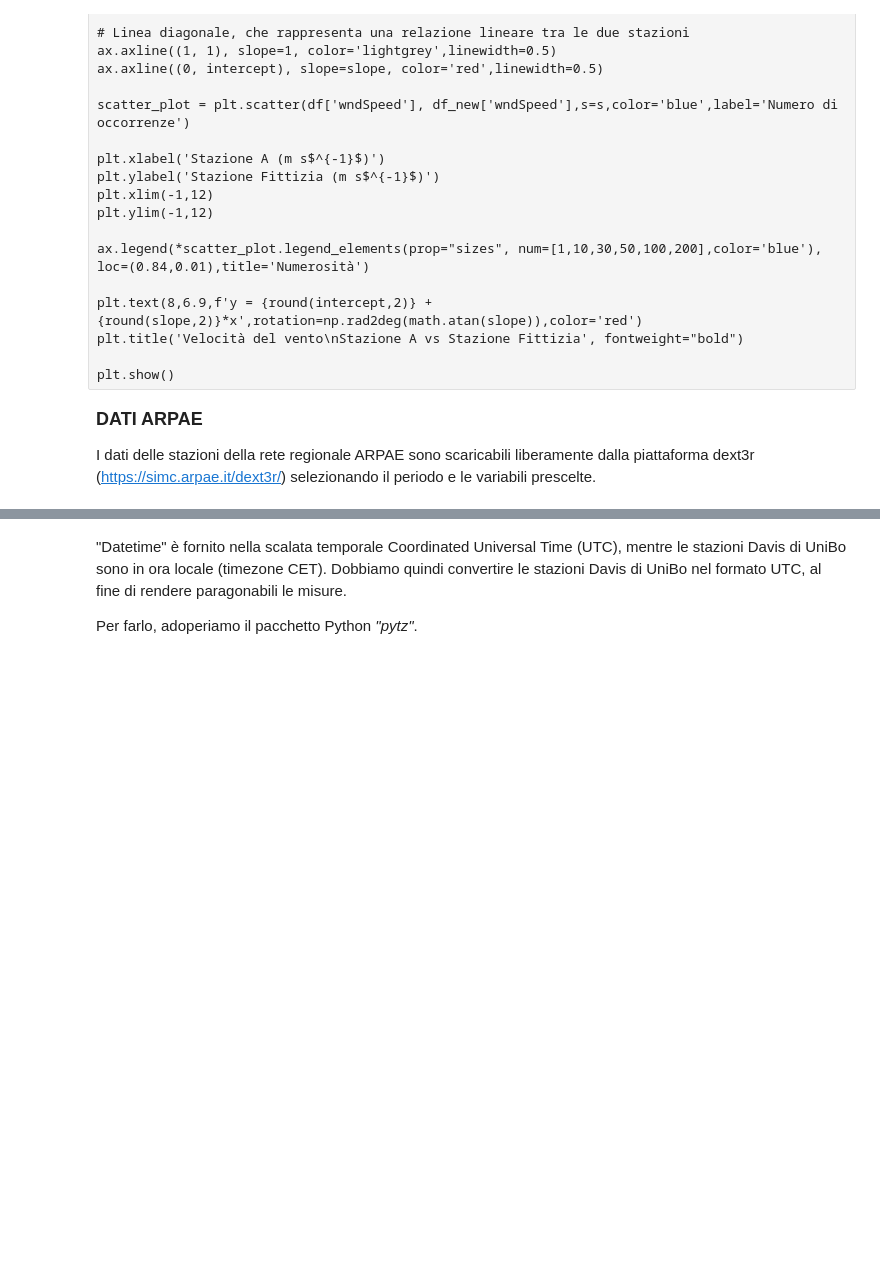
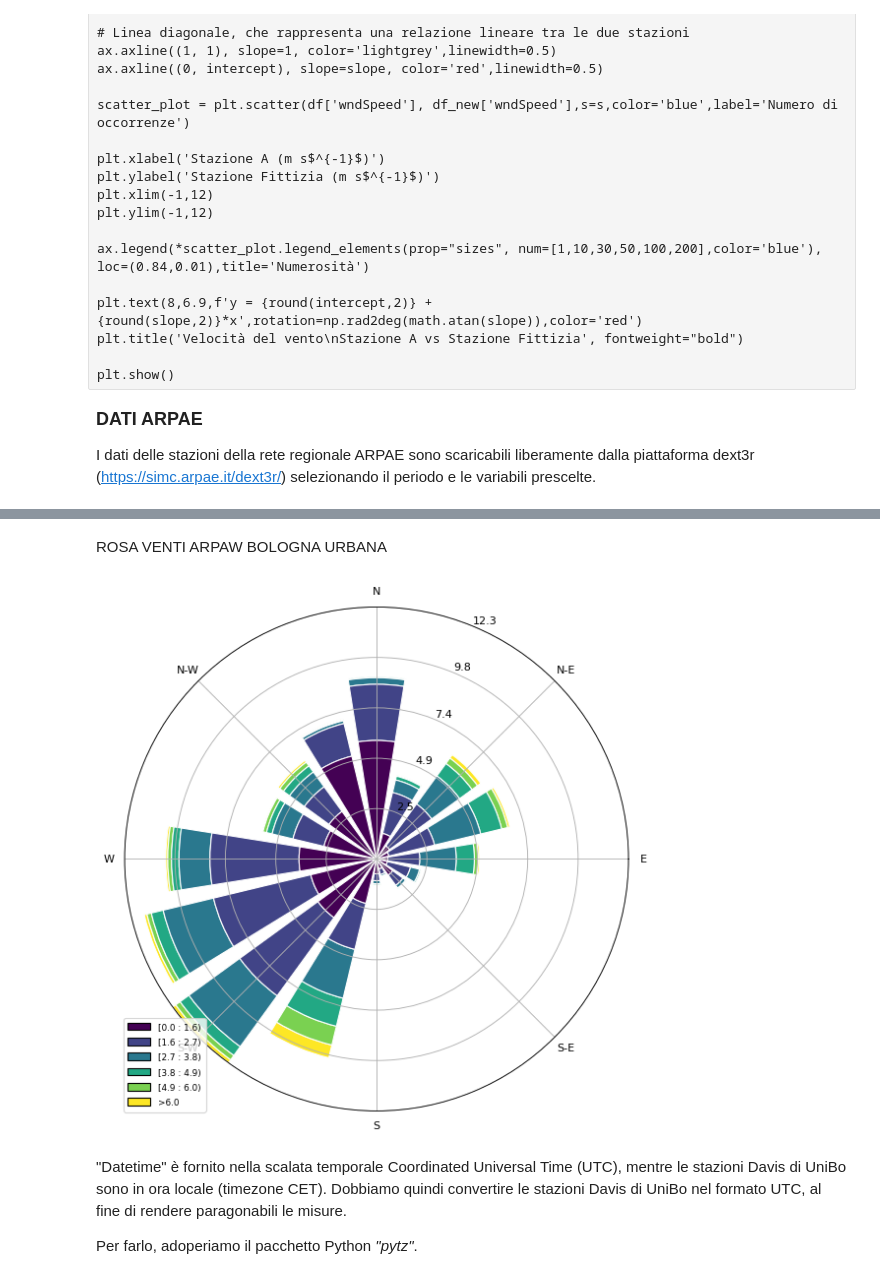
Before and after one commit to FedeJack06/Laboratorio-di-Fisica-dell-Atmosfera, a Jupyter notebook: 1esp/Notebook_Stazioni_Davis.ipynb, the cells around one changed output, grey strips where cells are left out. Saved outputs shown, nothing was run; the diff lists cells and outputs as text; code cells hidden in the pictures; blank space fills up the shorter version.

Commit message:
arpa windrose

```diff
--- a/1esp/Notebook_Stazioni_Davis.ipynb
+++ b/1esp/Notebook_Stazioni_Davis.ipynb
@@ -1303,26 +1350,30 @@ I dati delle stazioni della rete regionale ARPAE sono scaricabili liberamente da
 # %%
 percorso = "./DATI_ARPAE/"
-
 file = '2015-2016-speed1h.csv'
 
 # Eliminiamo le prime 4 righe che sono dati testuali e gli ultimi valori dell'anno precedente
 df = pd.read_csv(percorso+file, encoding='ISO-8859-1',names=['Datetime UTC','Fine validità (UTC)','wndSpeed'],
                     skiprows=4,on_bad_lines='skip')
 # Eliminiamo inoltre le ultime righe che hanno solo dati testuali
-df = df[:-14]
+df = df[:-7]
 # Eliminiamo la colonna "Fine validità (UTC)" in quanto disponiamo dell'informazione sulla data già dalla prima colonna.
 # La seconda colonna ci sta solo ad indicare che le misure sono misure di vento orarie (come già noto dal sito web ARPAE).
 df.drop(df.columns[1],axis=1, inplace=True)
 
 # Trasformiamo la colonna tempo in formato Data Anno-Mese-Giorno ora:minuto (come fatto in precedenza)
 df['Datetime UTC'] = pd.to_datetime(df['Datetime UTC'])
-df['wndSpeed'] = df.wndSpeed.astype(float)
-
-globals()['df_ARPAE'] = df
+df['wndSpeed'] = df.wndSpeed.astype(float) #tofloat
 
 #converti to local time
 local_timezone = pytz.timezone('Etc/GMT-2')
 df['Datetime'] = df['Datetime UTC'].dt.tz_convert(local_timezone)
 df['Datetime'] = df['Datetime'].dt.tz_localize(None)
-globals()['df_ARPAE'].set_index(df['Datetime'], inplace=True)
-globals()['df_ARPAE'].index.name = None
+df.set_index(df['Datetime'], inplace=True)
+df.index.name = None
+
+df_ARPAE_speed = df
+
+print("arpa max " + str(df_ARPAE_speed["wndSpeed"].max()) )
+print("arpa min " + str(df_ARPAE_speed["wndSpeed"].min()) )
+
+df
@@ -1344,0 +1449,5 @@ df_ARPAE
+# %%
+df_ARPAE = pd.merge(df_ARPAE_speed, df_ARPAE_dir, on='Datetime', suffixes=('_speed', '_dir'))
+df_ARPAE.set_index(df_ARPAE['Datetime'], inplace=True)
+df_ARPAE.index.name = None
+df_ARPAE
@@ -1345,3 +1468,15 @@ df_ARPAE
+# %% [markdown]
+ROSA VENTI ARPAW BOLOGNA URBANA
+# %%
+from windrose import WindroseAxes
+ax = WindroseAxes.from_ax()
+ax.bar(df_ARPAE.wndDir, df_ARPAE.wndSpeed, normed=True, opening=0.8, edgecolor="white", bins=[0.0, 1.6, 2.7, 3.8, 4.9, 6.0])
+ax.set_legend()
+
+plt.Figure(figsize=(8,8))
+plt.savefig('FIGURE/windrose_arpae.png', dpi=300, bbox_inches='tight')
+# %% [output]
+[figure, added]
 # %% [markdown]
 "Datetime" è fornito nella scalata temporale Coordinated Universal Time (UTC), mentre le stazioni Davis di UniBo sono in ora locale (timezone CET). Dobbiamo quindi convertire le stazioni Davis di UniBo nel formato UTC, al fine di rendere paragonabili le misure.
 
```
Also changed, not shown: parts of 11 cells of this notebook, 3 other files.
